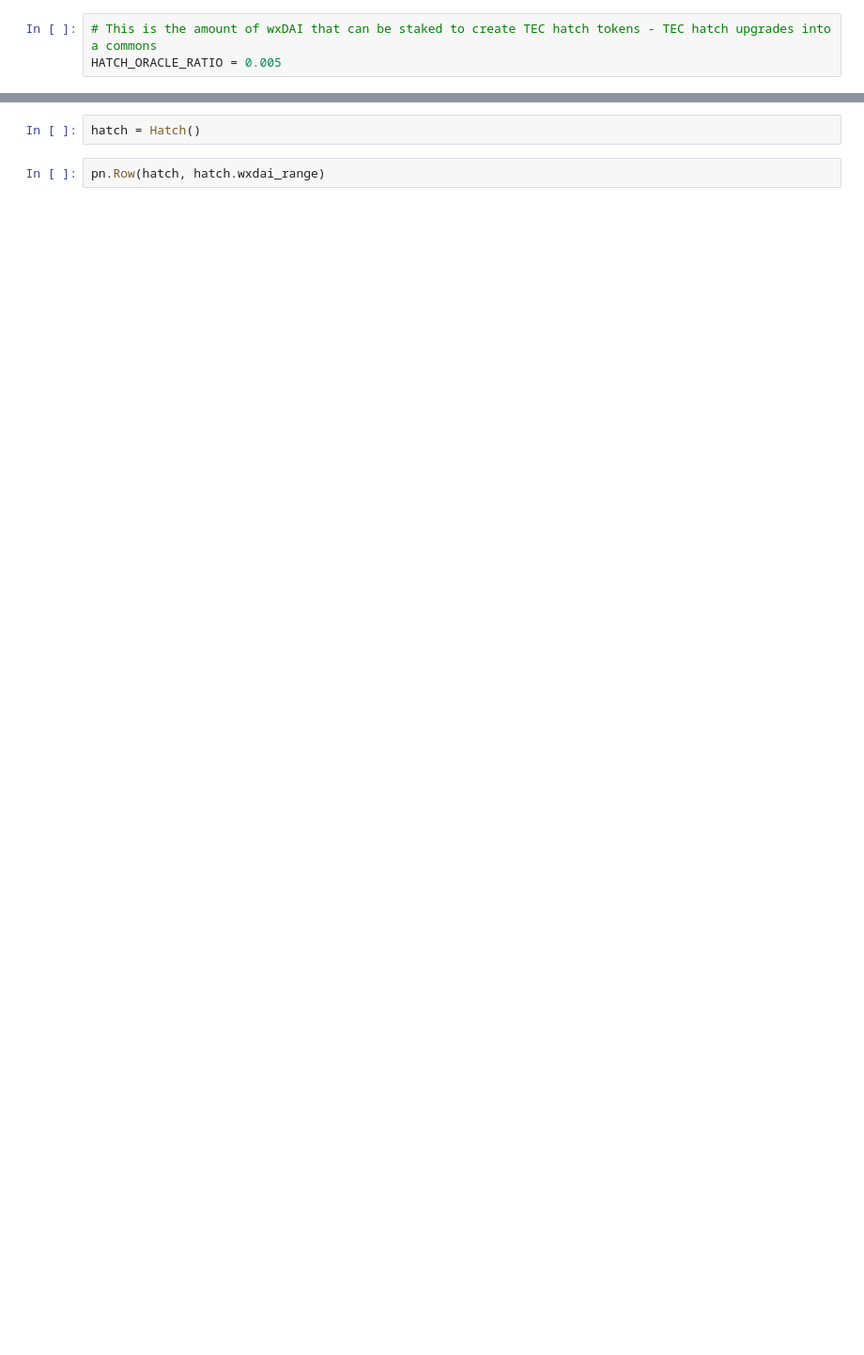
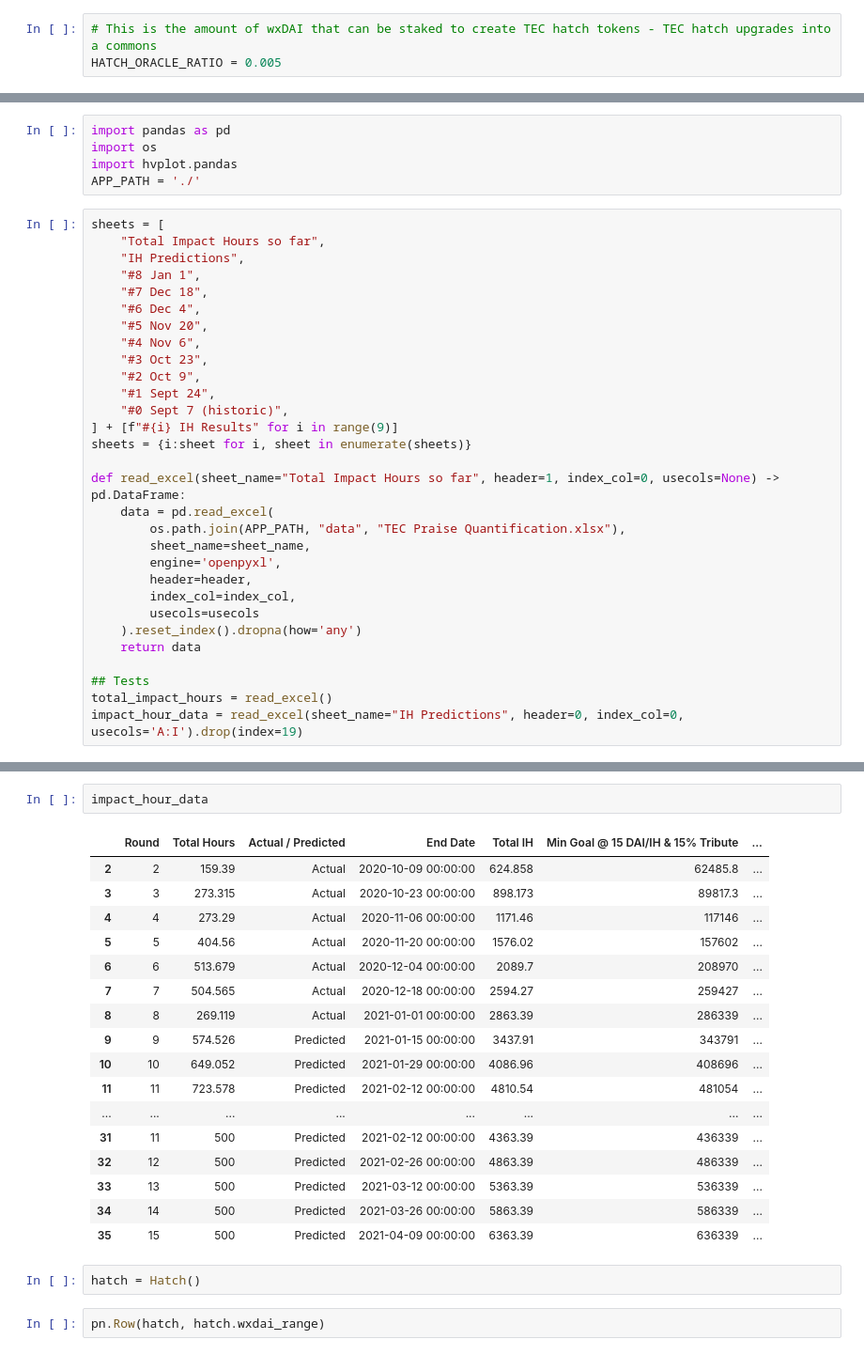
Before and after one commit to CommonsBuild/tec-lab, a Jupyter notebook: Lab5/hatch-parameters.ipynb, the cells around one changed output, grey strips where cells are left out. Shown at 94% size. Cells and saved outputs as stored; diff of their text form; blank space fills up the shorter version.

```diff
--- a/Lab5/hatch-parameters.ipynb
+++ b/Lab5/hatch-parameters.ipynb
@@ -73,0 +143,35 @@ class Hatch(param.Parameterized):
+# %%
+import pandas as pd
+import os
+import hvplot.pandas
+APP_PATH = './'
+# %%
+sheets = [
+    "Total Impact Hours so far",
+    "IH Predictions",
+    "#8 Jan 1",
+    "#7 Dec 18",
+    "#6 Dec 4",
+    "#5 Nov 20",
+    "#4 Nov 6",
+    "#3 Oct 23",
+    "#2 Oct 9",
+    "#1 Sept 24",
+    "#0 Sept 7 (historic)",
+] + [f"#{i} IH Results" for i in range(9)]
+sheets = {i:sheet for i, sheet in enumerate(sheets)}
+
+def read_excel(sheet_name="Total Impact Hours so far", header=1, index_col=0, usecols=None) -> pd.DataFrame:
+    data = pd.read_excel(
+        os.path.join(APP_PATH, "data", "TEC Praise Quantification.xlsx"),
+        sheet_name=sheet_name,
+        engine='openpyxl',
+        header=header,
+        index_col=index_col,
+        usecols=usecols
+    ).reset_index().dropna(how='any')
+    return data
+
+## Tests
+total_impact_hours = read_excel()
+impact_hour_data = read_excel(sheet_name="IH Predictions", header=0, index_col=0, usecols='A:I').drop(index=19)
@@ -74,3 +182,23 @@ class Hatch(param.Parameterized):
+# %%
+impact_hour_data
+# %% [output]
+|  | Round | Total Hours | Actual / Predicted | End Date | Total IH | Min Goal @ 15 DAI/IH & 15% Tribute | ... |
+| 2 | 2 | 159.39 | Actual | 2020-10-09 00:00:00 | 624.858 | 62485.8 | ... |
+| 3 | 3 | 273.315 | Actual | 2020-10-23 00:00:00 | 898.173 | 89817.3 | ... |
+| 4 | 4 | 273.29 | Actual | 2020-11-06 00:00:00 | 1171.46 | 117146 | ... |
+| 5 | 5 | 404.56 | Actual | 2020-11-20 00:00:00 | 1576.02 | 157602 | ... |
+| 6 | 6 | 513.679 | Actual | 2020-12-04 00:00:00 | 2089.7 | 208970 | ... |
+| 7 | 7 | 504.565 | Actual | 2020-12-18 00:00:00 | 2594.27 | 259427 | ... |
+| 8 | 8 | 269.119 | Actual | 2021-01-01 00:00:00 | 2863.39 | 286339 | ... |
+| 9 | 9 | 574.526 | Predicted | 2021-01-15 00:00:00 | 3437.91 | 343791 | ... |
+| 10 | 10 | 649.052 | Predicted | 2021-01-29 00:00:00 | 4086.96 | 408696 | ... |
+| 11 | 11 | 723.578 | Predicted | 2021-02-12 00:00:00 | 4810.54 | 481054 | ... |
+| ... | ... | ... | ... | ... | ... | ... | ... |
+| 31 | 11 | 500 | Predicted | 2021-02-12 00:00:00 | 4363.39 | 436339 | ... |
+| 32 | 12 | 500 | Predicted | 2021-02-26 00:00:00 | 4863.39 | 486339 | ... |
+| 33 | 13 | 500 | Predicted | 2021-03-12 00:00:00 | 5363.39 | 536339 | ... |
+| 34 | 14 | 500 | Predicted | 2021-03-26 00:00:00 | 5863.39 | 586339 | ... |
+| 35 | 15 | 500 | Predicted | 2021-04-09 00:00:00 | 6363.39 | 636339 | ... |
 # %%
 hatch = Hatch()
 # %%
```
Also changed, not shown: parts of 22 cells of this notebook.
